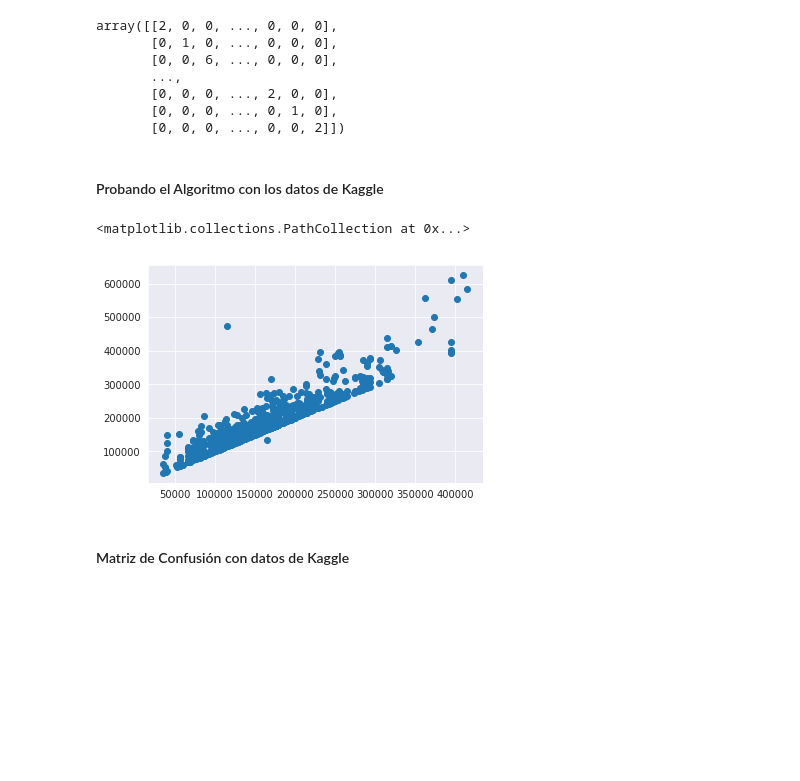
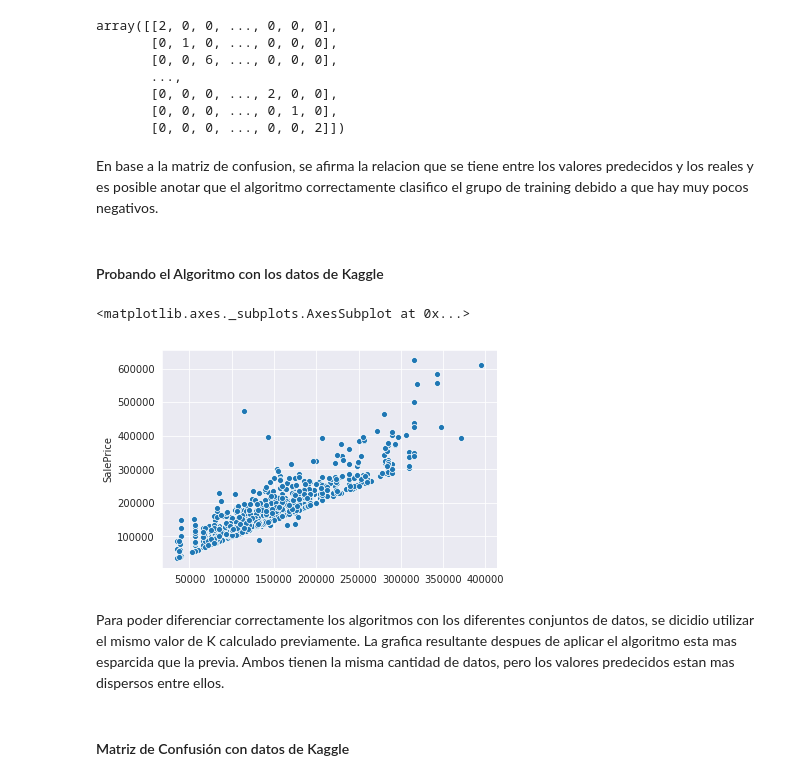
Before and after one commit to fuentesmarlon/Machine-Learning-Algorithms-, a Jupyter notebook: Laboratorio2.ipynb, the cells around one changed output. Saved outputs shown, nothing was run; the diff lists cells and outputs as text; code cells hidden in the pictures; blank space fills up the shorter version.

```diff
--- a/Laboratorio2.ipynb
+++ b/Laboratorio2.ipynb
@@ -507,24 +520,28 @@ array([[2, 0, 0, ..., 0, 0, 0],
        [0, 0, 0, ..., 2, 0, 0],
        [0, 0, 0, ..., 0, 1, 0],
        [0, 0, 0, ..., 0, 0, 2]])
+# %% [markdown]
+En base a la matriz de confusion, se afirma la relacion que se tiene entre los valores predecidos y los reales y es posible anotar que el algoritmo correctamente clasifico el grupo de training debido a que hay muy pocos negativos.
 # %% [markdown]
 #### Probando el Algoritmo con los datos de Kaggle
 # %%
 trainDfNumerical = train_df.select_dtypes(exclude=['category'])
 
 input_feature = trainDfNumerical.columns.values.tolist()
 trainX = trainDfNumerical.as_matrix(columns = input_feature)
 scaler = preprocessing.StandardScaler().fit(trainX)
 trainX = scaler.transform(trainX)
 testX = strat_test_set.as_matrix(columns = [input_feature])
 testXScaled = scaler.transform(testX)
-knn = neighbors.KNeighborsClassifier(n_neighbors=3)
+knn = neighbors.KNeighborsClassifier(n_neighbors=5)
 knn.fit(trainX, train_df.as_matrix(columns = ['SalePrice']))
 predK = knn.predict(trainX)
-plt.scatter(predK,trainDfNumerical["SalePrice"])
+sns.scatterplot(predK,trainDfNumerical["SalePrice"])
 # %% [output]
-<matplotlib.collections.PathCollection at 0x...>
+<matplotlib.axes._subplots.AxesSubplot at 0x...>
-[figure, old version]
+[figure, new version]
+# %% [markdown]
+Para poder diferenciar correctamente los algoritmos con los diferentes conjuntos de datos, se dicidio utilizar el mismo valor de K calculado previamente. La grafica resultante despues de aplicar el algoritmo esta mas esparcida que la previa. Ambos tienen la misma cantidad de datos, pero los valores predecidos estan mas dispersos entre ellos.
 # %% [markdown]
 #### Matriz de Confusión con datos de Kaggle
 # %%
```
Also changed, not shown: parts of 4 cells of this notebook.
